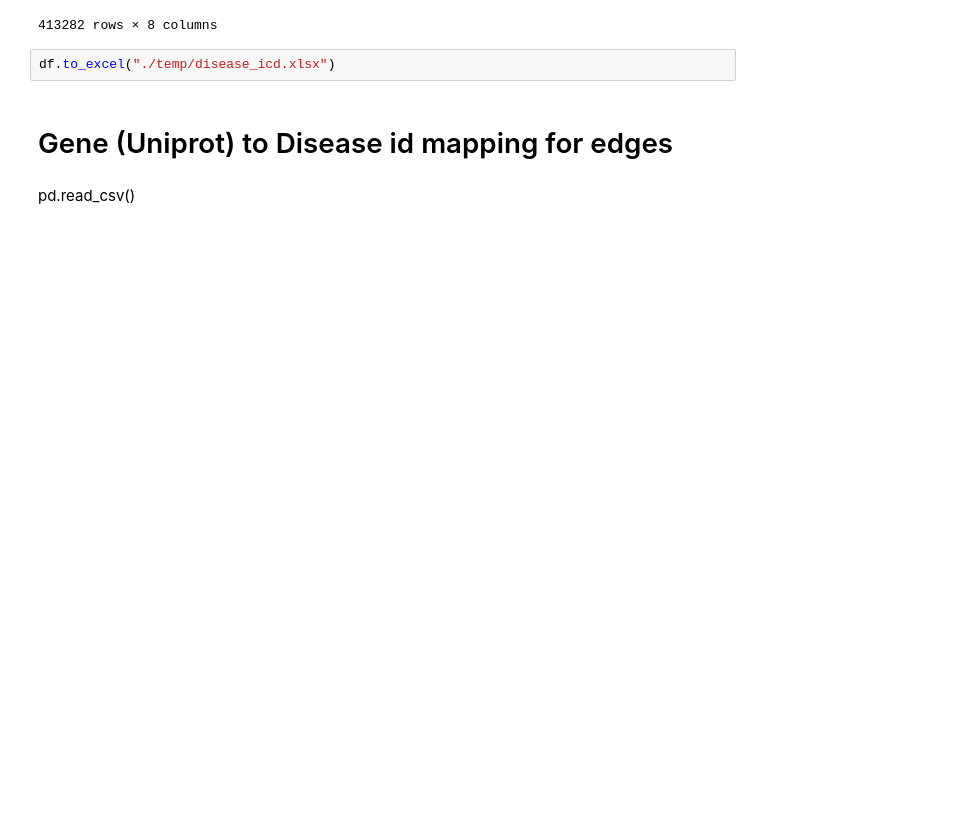
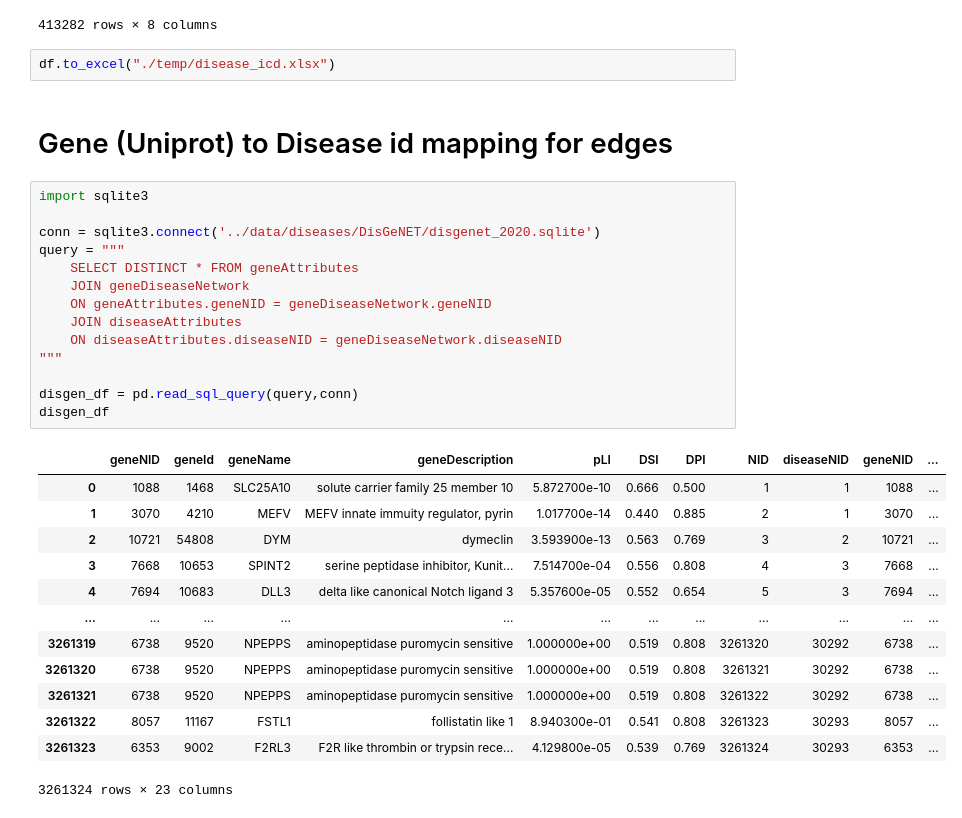
Before and after one commit to rangan2510/InteractDb-rc2, a Jupyter notebook: parser/disenget_parser.ipynb, the cells around one changed output. Drawn from its saved outputs; the diff is of its cells as text; blank space fills up the shorter version.

```diff
--- a/parser/disenget_parser.ipynb
+++ b/parser/disenget_parser.ipynb
@@ -88,5 +110,31 @@ df
 df.to_excel("./temp/disease_icd.xlsx")
 # %% [markdown]
 # Gene (Uniprot) to Disease id mapping for edges
-# %% [markdown]
-pd.read_csv()
+# %%
+import sqlite3
+
+conn = sqlite3.connect('../data/diseases/DisGeNET/disgenet_2020.sqlite')
+query = """
+    SELECT DISTINCT * FROM geneAttributes
+    JOIN geneDiseaseNetwork
+    ON geneAttributes.geneNID = geneDiseaseNetwork.geneNID
+    JOIN diseaseAttributes
+    ON diseaseAttributes.diseaseNID = geneDiseaseNetwork.diseaseNID
+"""
+
+disgen_df = pd.read_sql_query(query,conn)
+disgen_df
+# %% [output]
+|  | geneNID | geneId | geneName | geneDescription | pLI | DSI | DPI | NID | diseaseNID | geneNID | ... |
+| 0 | 1088 | 1468 | SLC25A10 | solute carrier family 25 member 10 | 5.872700e-10 | 0.666 | 0.500 | 1 | 1 | 1088 | ... |
+| 1 | 3070 | 4210 | MEFV | MEFV innate immuity regulator, pyrin | 1.017700e-14 | 0.440 | 0.885 | 2 | 1 | 3070 | ... |
+| 2 | 10721 | 54808 | DYM | dymeclin | 3.593900e-13 | 0.563 | 0.769 | 3 | 2 | 10721 | ... |
+| 3 | 7668 | 10653 | SPINT2 | serine peptidase inhibitor, Kunit... | 7.514700e-04 | 0.556 | 0.808 | 4 | 3 | 7668 | ... |
+| 4 | 7694 | 10683 | DLL3 | delta like canonical Notch ligand 3 | 5.357600e-05 | 0.552 | 0.654 | 5 | 3 | 7694 | ... |
+| ... | ... | ... | ... | ... | ... | ... | ... | ... | ... | ... | ... |
+| 3261319 | 6738 | 9520 | NPEPPS | aminopeptidase puromycin sensitive | 1.000000e+00 | 0.519 | 0.808 | 3261320 | 30292 | 6738 | ... |
+| 3261320 | 6738 | 9520 | NPEPPS | aminopeptidase puromycin sensitive | 1.000000e+00 | 0.519 | 0.808 | 3261321 | 30292 | 6738 | ... |
+| 3261321 | 6738 | 9520 | NPEPPS | aminopeptidase puromycin sensitive | 1.000000e+00 | 0.519 | 0.808 | 3261322 | 30292 | 6738 | ... |
+| 3261322 | 8057 | 11167 | FSTL1 | follistatin like 1 | 8.940300e-01 | 0.541 | 0.808 | 3261323 | 30293 | 8057 | ... |
+| 3261323 | 6353 | 9002 | F2RL3 | F2R like thrombin or trypsin rece... | 4.129800e-05 | 0.539 | 0.769 | 3261324 | 30293 | 6353 | ... |
+3261324 rows × 23 columns
```
Also changed, not shown: parts of 6 cells of this notebook, 9 other files.
